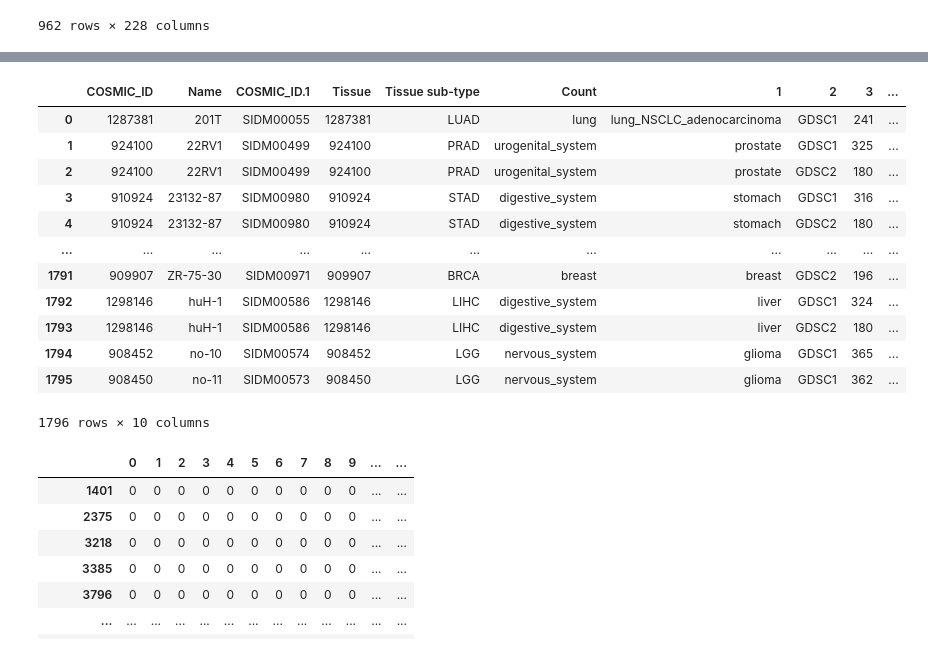
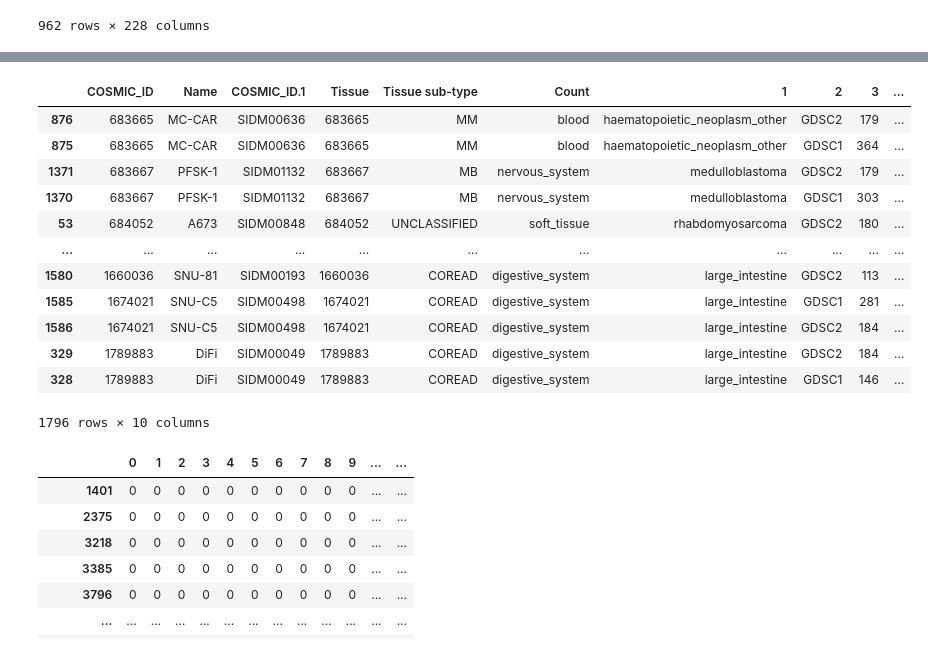
Before and after one commit to inoue0426/HRLCDR, a Jupyter notebook: data.ipynb, the cells around one changed output, grey strips where cells are left out. Saved outputs shown, nothing was run; the diff lists cells and outputs as text; code cells hidden in the pictures.

```diff
--- a/data.ipynb
+++ b/data.ipynb
@@ -36,17 +53,17 @@ pd.read_csv("GDSC/Data/cell_drug_binary.csv", index_col=0)
 # %%
-pd.read_csv("GDSC/Data/cell_id.txt")
+pd.read_csv('GDSC/Data/cell_id.txt').sort_values('COSMIC_ID')
 # %% [output]
 |  | COSMIC_ID | Name | COSMIC_ID.1 | Tissue | Tissue sub-type | Count | 1 | 2 | 3 | ... |
-| 0 | 1287381 | 201T | SIDM00055 | 1287381 | LUAD | lung | lung_NSCLC_adenocarcinoma | GDSC1 | 241 | ... |
-| 1 | 924100 | 22RV1 | SIDM00499 | 924100 | PRAD | urogenital_system | prostate | GDSC1 | 325 | ... |
-| 2 | 924100 | 22RV1 | SIDM00499 | 924100 | PRAD | urogenital_system | prostate | GDSC2 | 180 | ... |
-| 3 | 910924 | 23132-87 | SIDM00980 | 910924 | STAD | digestive_system | stomach | GDSC1 | 316 | ... |
-| 4 | 910924 | 23132-87 | SIDM00980 | 910924 | STAD | digestive_system | stomach | GDSC2 | 180 | ... |
+| 876 | 683665 | MC-CAR | SIDM00636 | 683665 | MM | blood | haematopoietic_neoplasm_other | GDSC2 | 179 | ... |
+| 875 | 683665 | MC-CAR | SIDM00636 | 683665 | MM | blood | haematopoietic_neoplasm_other | GDSC1 | 364 | ... |
+| 1371 | 683667 | PFSK-1 | SIDM01132 | 683667 | MB | nervous_system | medulloblastoma | GDSC2 | 179 | ... |
+| 1370 | 683667 | PFSK-1 | SIDM01132 | 683667 | MB | nervous_system | medulloblastoma | GDSC1 | 303 | ... |
+| 53 | 684052 | A673 | SIDM00848 | 684052 | UNCLASSIFIED | soft_tissue | rhabdomyosarcoma | GDSC2 | 180 | ... |
 | ... | ... | ... | ... | ... | ... | ... | ... | ... | ... | ... |
-| 1791 | 909907 | ZR-75-30 | SIDM00971 | 909907 | BRCA | breast | breast | GDSC2 | 196 | ... |
-| 1792 | 1298146 | huH-1 | SIDM00586 | 1298146 | LIHC | digestive_system | liver | GDSC1 | 324 | ... |
-| 1793 | 1298146 | huH-1 | SIDM00586 | 1298146 | LIHC | digestive_system | liver | GDSC2 | 180 | ... |
-| 1794 | 908452 | no-10 | SIDM00574 | 908452 | LGG | nervous_system | glioma | GDSC1 | 365 | ... |
-| 1795 | 908450 | no-11 | SIDM00573 | 908450 | LGG | nervous_system | glioma | GDSC1 | 362 | ... |
+| 1580 | 1660036 | SNU-81 | SIDM00193 | 1660036 | COREAD | digestive_system | large_intestine | GDSC2 | 113 | ... |
+| 1585 | 1674021 | SNU-C5 | SIDM00498 | 1674021 | COREAD | digestive_system | large_intestine | GDSC1 | 281 | ... |
+| 1586 | 1674021 | SNU-C5 | SIDM00498 | 1674021 | COREAD | digestive_system | large_intestine | GDSC2 | 184 | ... |
+| 329 | 1789883 | DiFi | SIDM00049 | 1789883 | COREAD | digestive_system | large_intestine | GDSC2 | 184 | ... |
+| 328 | 1789883 | DiFi | SIDM00049 | 1789883 | COREAD | digestive_system | large_intestine | GDSC1 | 146 | ... |
 1796 rows × 10 columns
 # %%
```
Also changed, not shown: parts of 9 cells of this notebook.
